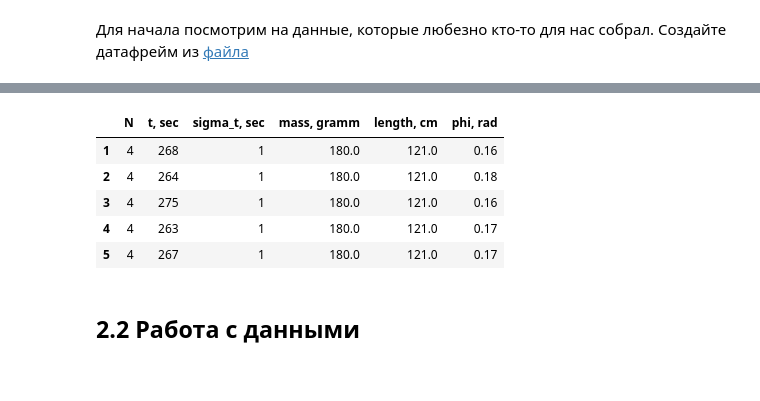
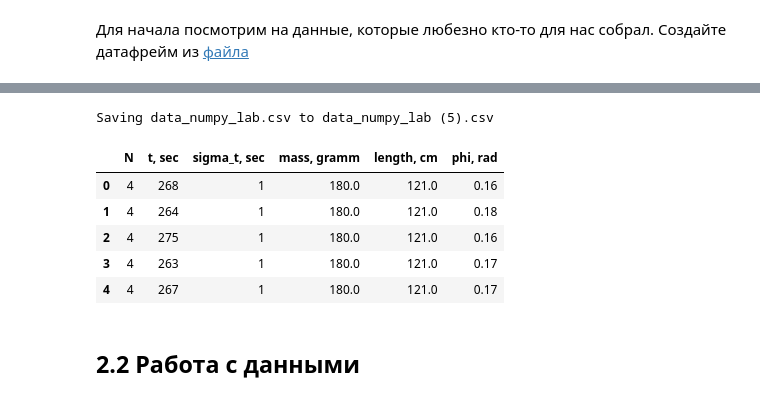
Before and after one commit to Andrei24511/python_archive, a Jupyter notebook: lab_1_np_pandas_matplotlib.ipynb, the cells around one changed output, grey strips where cells are left out. Cells and saved outputs as stored; diff of their text form; code cells hidden in the pictures.

```diff
--- a/lab_1_np_pandas_matplotlib.ipynb
+++ b/lab_1_np_pandas_matplotlib.ipynb
@@ -352,6 +352,11 @@ import matplotlib.pyplot as plt
 Для начала посмотрим на данные, которые любезно кто-то для нас собрал. Создайте датафрейм из [файла](https://drive.google.com/file/d/1SbLR6R16obqLewUTnX1CAAjQTrVXh2Vq/view?usp=sharing)
 # %%
 # YOUR CODE HERE
-data = pd.read_csv()
+from google.colab import files
+
+# Загрузка файла
+uploaded = files.upload()
+data = pd.read_csv('data_numpy_lab.csv')
+data = data.drop(data.columns[0], axis=1)
 data.head()
 # %% [output]
@@ -358,9 +364,10 @@ data.head()
+Saving data_numpy_lab.csv to data_numpy_lab (5).csv
 |  | N | t, sec | sigma_t, sec | mass, gramm | length, cm | phi, rad |
-| 1 | 4 | 268 | 1 | 180.0 | 121.0 | 0.16 |
-| 2 | 4 | 264 | 1 | 180.0 | 121.0 | 0.18 |
-| 3 | 4 | 275 | 1 | 180.0 | 121.0 | 0.16 |
-| 4 | 4 | 263 | 1 | 180.0 | 121.0 | 0.17 |
-| 5 | 4 | 267 | 1 | 180.0 | 121.0 | 0.17 |
+| 0 | 4 | 268 | 1 | 180.0 | 121.0 | 0.16 |
+| 1 | 4 | 264 | 1 | 180.0 | 121.0 | 0.18 |
+| 2 | 4 | 275 | 1 | 180.0 | 121.0 | 0.16 |
+| 3 | 4 | 263 | 1 | 180.0 | 121.0 | 0.17 |
+| 4 | 4 | 267 | 1 | 180.0 | 121.0 | 0.17 |
 # %% [markdown]
 ## 2.2 Работа с данными
 # %% [markdown]
```
Also changed, not shown: parts of 1 cell of this notebook.
